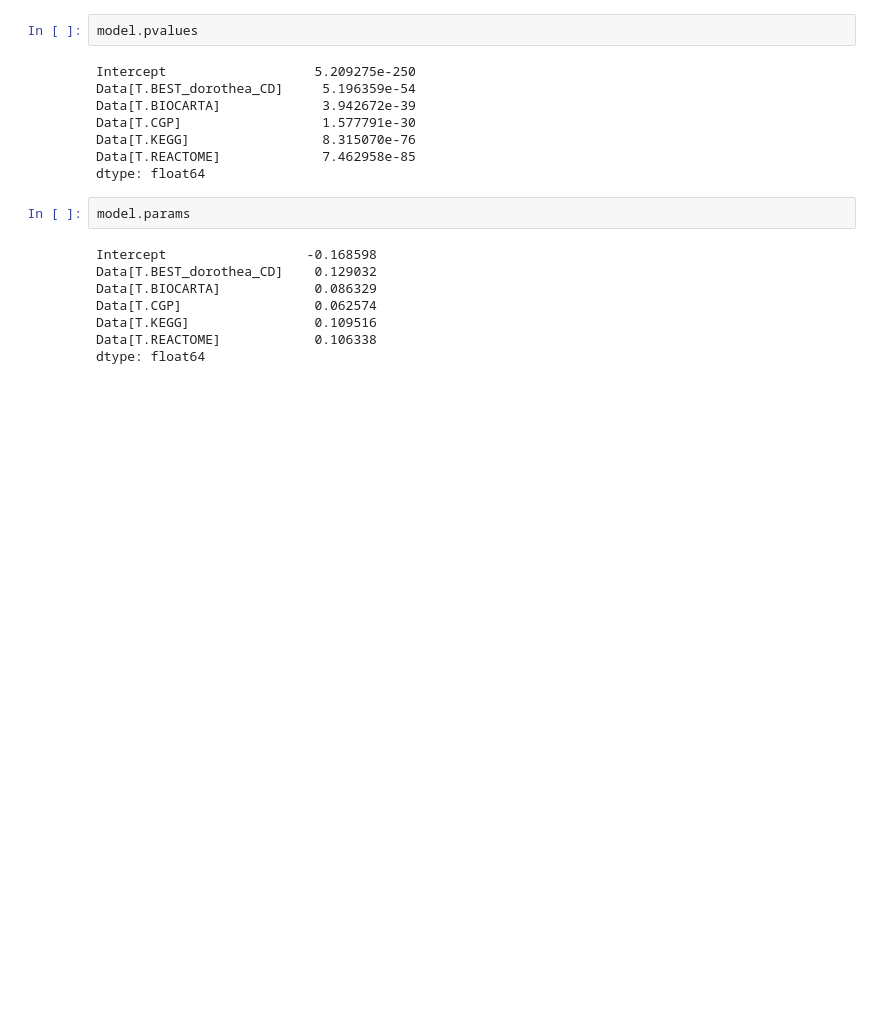
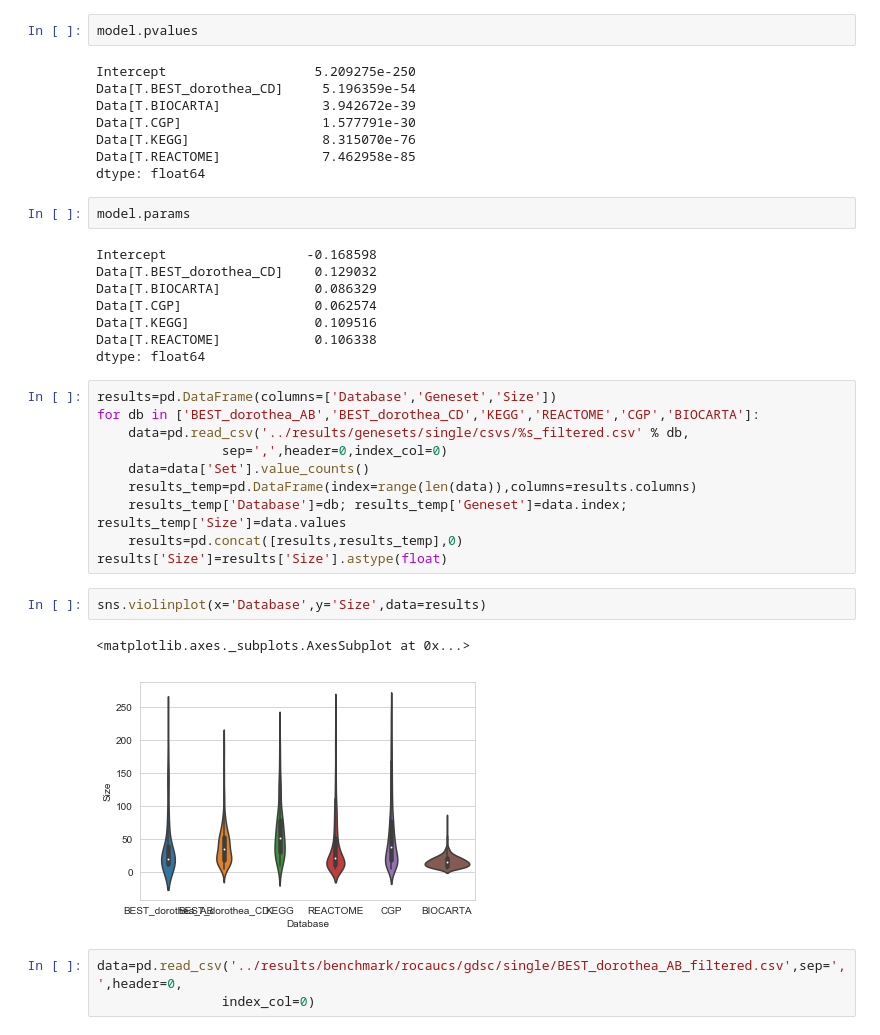
Before and after one commit to bence-szalai/why-pathway-methods-work, a Jupyter notebook: notebooks/overlap_fig_new.ipynb, the cells around one changed output. Cells and saved outputs as stored; diff of their text form; blank space fills up the shorter version.

```diff
--- a/notebooks/overlap_fig_new.ipynb
+++ b/notebooks/overlap_fig_new.ipynb
@@ -124,3 +124,21 @@ Data[T.CGP]                 0.062574
 Data[T.KEGG]                0.109516
 Data[T.REACTOME]            0.106338
 dtype: float64
+# %%
+results=pd.DataFrame(columns=['Database','Geneset','Size'])
+for db in ['BEST_dorothea_AB','BEST_dorothea_CD','KEGG','REACTOME','CGP','BIOCARTA']:
+    data=pd.read_csv('../results/genesets/single/csvs/%s_filtered.csv' % db,
+                sep=',',header=0,index_col=0)
+    data=data['Set'].value_counts()
+    results_temp=pd.DataFrame(index=range(len(data)),columns=results.columns)
+    results_temp['Database']=db; results_temp['Geneset']=data.index; results_temp['Size']=data.values
+    results=pd.concat([results,results_temp],0)
+results['Size']=results['Size'].astype(float)
+# %%
+sns.violinplot(x='Database',y='Size',data=results)
+# %% [output]
+<matplotlib.axes._subplots.AxesSubplot at 0x...>
+[figure, added]
+# %%
+data=pd.read_csv('../results/benchmark/rocaucs/gdsc/single/BEST_dorothea_AB_filtered.csv',sep=',',header=0,
+                index_col=0)
```
Also changed, not shown: parts of 5 cells of this notebook, 3 other files.
